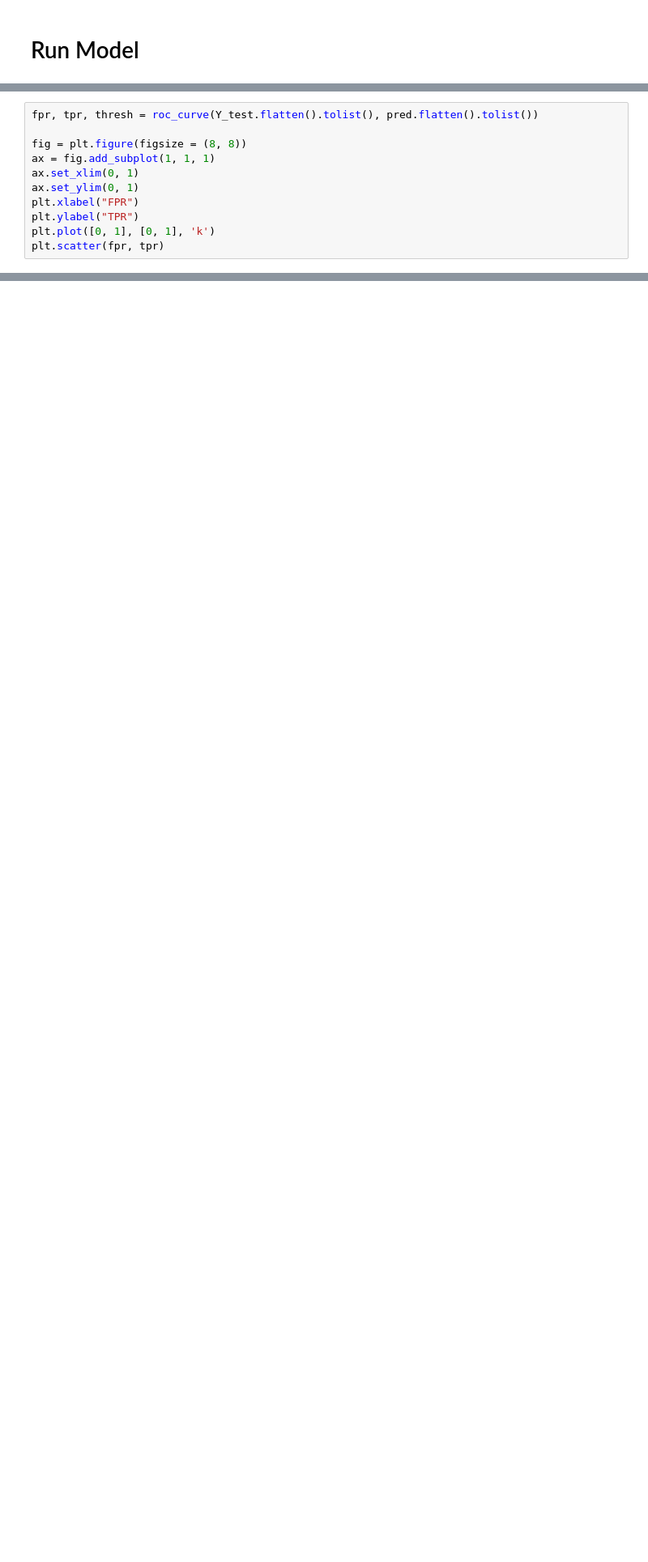
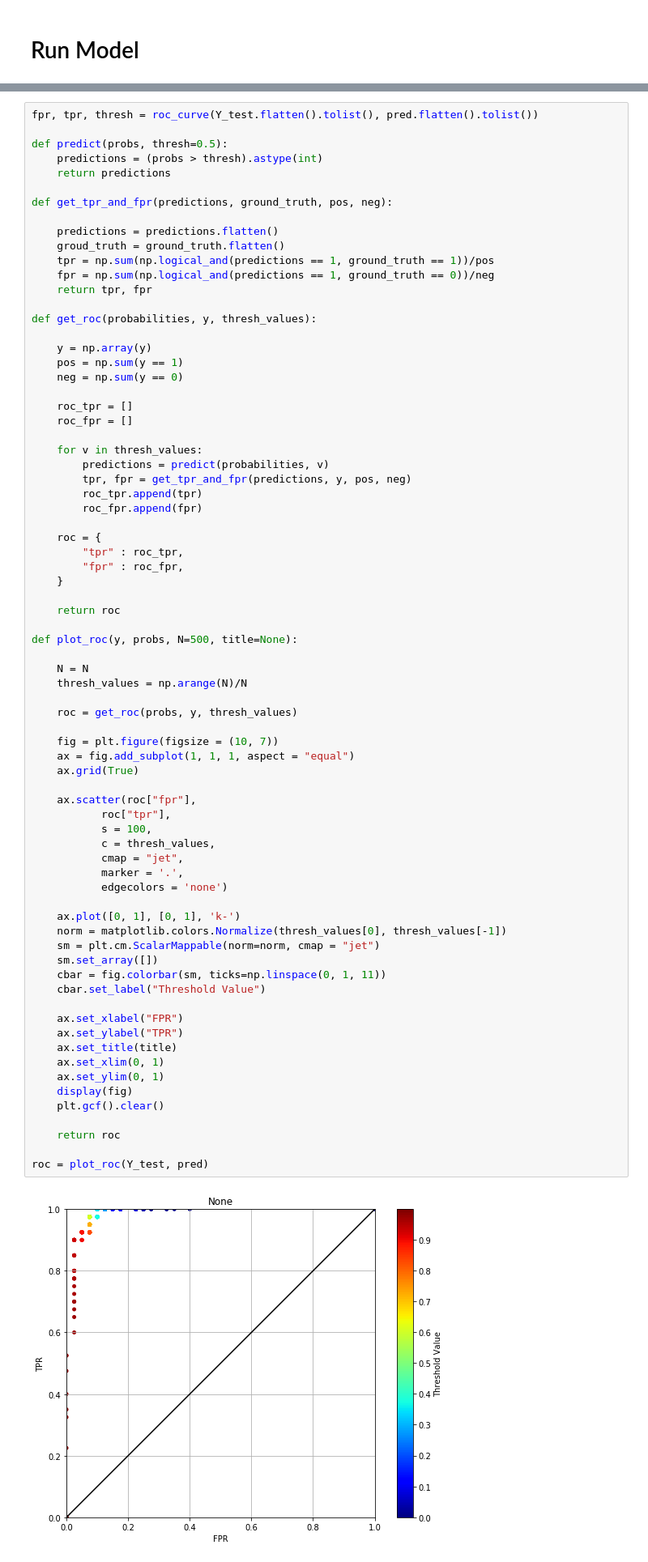
Before and after one commit to chrismbryant/anchor-vector-optimization, a Jupyter notebook: w2v test.ipynb, the cells around one changed output, grey strips where cells are left out. Shown at 81% size. Drawn from its saved outputs; the diff is of its cells as text; blank space fills up the shorter version.

```diff
--- a/w2v test.ipynb
+++ b/w2v test.ipynb
@@ -424,11 +424,0 @@ params
-# %%
-fpr, tpr, thresh = roc_curve(Y_test.flatten().tolist(), pred.flatten().tolist())
-
-fig = plt.figure(figsize = (8, 8))
-ax = fig.add_subplot(1, 1, 1)
-ax.set_xlim(0, 1)
-ax.set_ylim(0, 1)
-plt.xlabel("FPR")
-plt.ylabel("TPR")
-plt.plot([0, 1], [0, 1], 'k')
-plt.scatter(fpr, tpr)
@@ -437,0 +425,76 @@ plt.scatter(fpr, tpr)
+# %%
+fpr, tpr, thresh = roc_curve(Y_test.flatten().tolist(), pred.flatten().tolist())
+
+def predict(probs, thresh=0.5):
+    predictions = (probs > thresh).astype(int)
+    return predictions
+
+def get_tpr_and_fpr(predictions, ground_truth, pos, neg):
+
+    predictions = predictions.flatten()
+    groud_truth = ground_truth.flatten()
+    tpr = np.sum(np.logical_and(predictions == 1, ground_truth == 1))/pos
+    fpr = np.sum(np.logical_and(predictions == 1, ground_truth == 0))/neg
+    return tpr, fpr
+
+def get_roc(probabilities, y, thresh_values):
+
+    y = np.array(y)
+    pos = np.sum(y == 1)
+    neg = np.sum(y == 0)
+
+    roc_tpr = []
+    roc_fpr = []
+
+    for v in thresh_values:
+        predictions = predict(probabilities, v)
+        tpr, fpr = get_tpr_and_fpr(predictions, y, pos, neg)
+        roc_tpr.append(tpr)
+        roc_fpr.append(fpr)
+
+    roc = {
+        "tpr" : roc_tpr,
+        "fpr" : roc_fpr,
+    }
+
+    return roc
+
+def plot_roc(y, probs, N=500, title=None):
+
+    N = N
+    thresh_values = np.arange(N)/N
+
+    roc = get_roc(probs, y, thresh_values)
+
+    fig = plt.figure(figsize = (10, 7))
+    ax = fig.add_subplot(1, 1, 1, aspect = "equal")
+    ax.grid(True)
+
+    ax.scatter(roc["fpr"],
+           roc["tpr"],
+           s = 100,
+           c = thresh_values,
+           cmap = "jet",
+           marker = '.',
+           edgecolors = 'none')
+
+    ax.plot([0, 1], [0, 1], 'k-')
+    norm = matplotlib.colors.Normalize(thresh_values[0], thresh_values[-1])
+    sm = plt.cm.ScalarMappable(norm=norm, cmap = "jet")
+    sm.set_array([])
+    cbar = fig.colorbar(sm, ticks=np.linspace(0, 1, 11))
+    cbar.set_label("Threshold Value")
+
+    ax.set_xlabel("FPR")
+    ax.set_ylabel("TPR")
+    ax.set_title(title)
+    ax.set_xlim(0, 1)
+    ax.set_ylim(0, 1)
+    display(fig)
+    plt.gcf().clear()
+
+    return roc
+
+roc = plot_roc(Y_test, pred)
+# %% [output]
+[figure, added]
```
Also changed, not shown: parts of 16 cells of this notebook.
